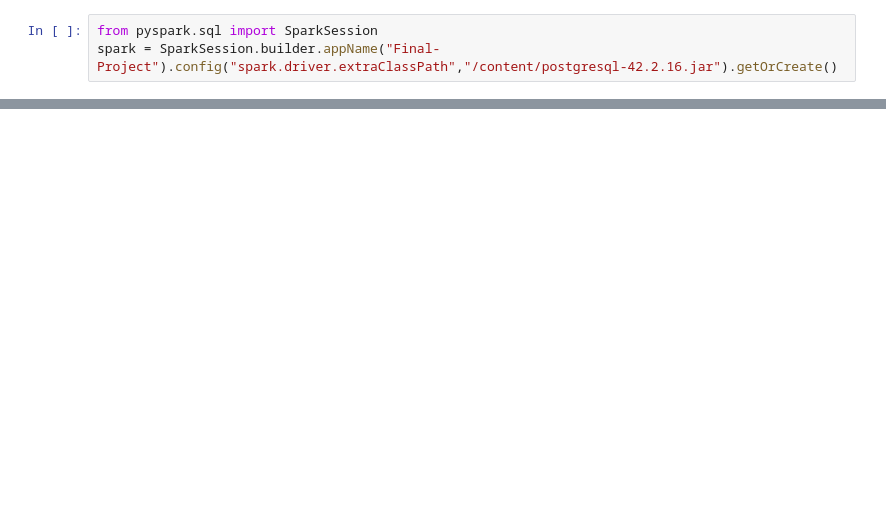
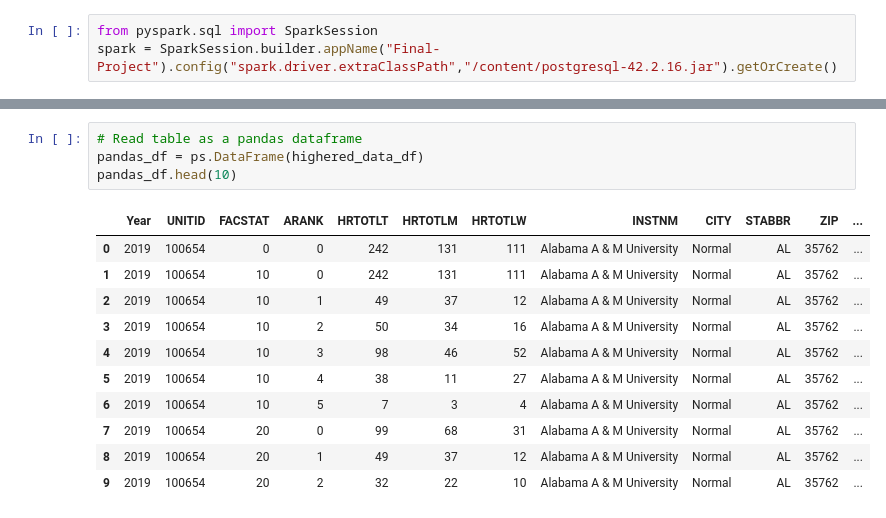
Before and after one commit to davidbowen87/higher_education, a Jupyter notebook: Highered_database_ETL.ipynb, the cells around one changed output, grey strips where cells are left out. Cells and saved outputs as stored; diff of their text form; blank space fills up the shorter version.

```diff
--- a/Highered_database_ETL.ipynb
+++ b/Highered_database_ETL.ipynb
@@ -88,0 +87,16 @@ only showing top 20 rows
+# %%
+# Read table as a pandas dataframe
+pandas_df = ps.DataFrame(highered_data_df)
+pandas_df.head(10)
+# %% [output]
+|  | Year | UNITID | FACSTAT | ARANK | HRTOTLT | HRTOTLM | HRTOTLW | INSTNM | CITY | STABBR | ZIP | ... |
+| 0 | 2019 | 100654 | 0 | 0 | 242 | 131 | 111 | Alabama A & M University | Normal | AL | 35762 | ... |
+| 1 | 2019 | 100654 | 10 | 0 | 242 | 131 | 111 | Alabama A & M University | Normal | AL | 35762 | ... |
+| 2 | 2019 | 100654 | 10 | 1 | 49 | 37 | 12 | Alabama A & M University | Normal | AL | 35762 | ... |
+| 3 | 2019 | 100654 | 10 | 2 | 50 | 34 | 16 | Alabama A & M University | Normal | AL | 35762 | ... |
+| 4 | 2019 | 100654 | 10 | 3 | 98 | 46 | 52 | Alabama A & M University | Normal | AL | 35762 | ... |
+| 5 | 2019 | 100654 | 10 | 4 | 38 | 11 | 27 | Alabama A & M University | Normal | AL | 35762 | ... |
+| 6 | 2019 | 100654 | 10 | 5 | 7 | 3 | 4 | Alabama A & M University | Normal | AL | 35762 | ... |
+| 7 | 2019 | 100654 | 20 | 0 | 99 | 68 | 31 | Alabama A & M University | Normal | AL | 35762 | ... |
+| 8 | 2019 | 100654 | 20 | 1 | 49 | 37 | 12 | Alabama A & M University | Normal | AL | 35762 | ... |
+| 9 | 2019 | 100654 | 20 | 2 | 32 | 22 | 10 | Alabama A & M University | Normal | AL | 35762 | ... |
```
Also changed, not shown: parts of 18 cells of this notebook.
